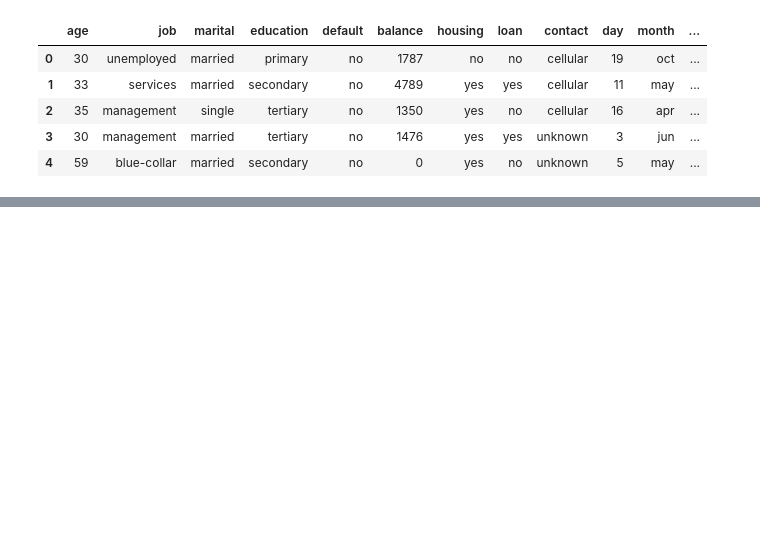
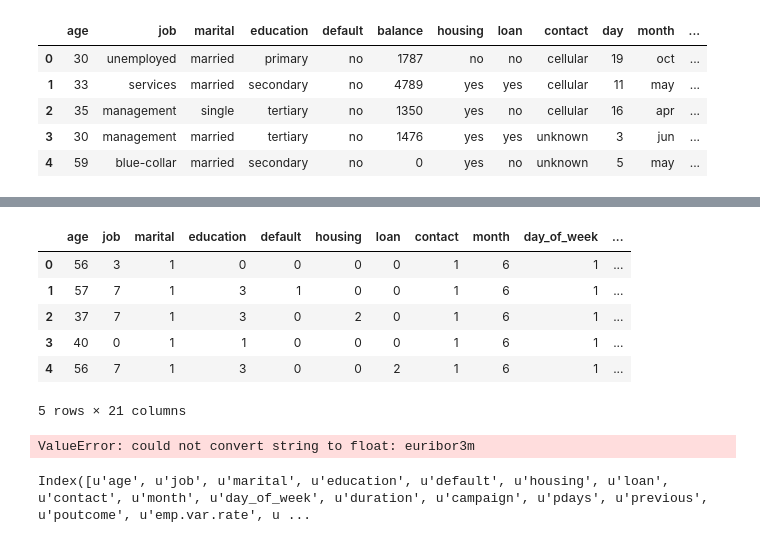
Before and after one commit to boing3887/DATA_SF_Homework, a Jupyter notebook: HW#3.ipynb, the cells around one changed output, grey strips where cells are left out. Saved outputs shown, nothing was run; the diff lists cells and outputs as text; code cells hidden in the pictures; blank space fills up the shorter version.

```diff
--- a/HW#3.ipynb
+++ b/HW#3.ipynb
@@ -270,0 +160,14 @@ array(['age', 'balance', 'campaign', 'contact', 'day', 'default',
+# %%
+# Redefine categorical features as equivalent to label-encoded versions of selves.
+# Data types of features have been changed completely, from categorical to numerical (ordinal?).
+
+bdp.job = le.fit_transform(bdp.job)
+bdp.marital = le.fit_transform(bdp.marital)
+bdp.education = le.fit_transform(bdp.education)
+bdp.default = le.fit_transform(bdp.default)
+bdp.housing = le.fit_transform(bdp.housing)
+bdp.loan = le.fit_transform(bdp.loan)
+bdp.contact = le.fit_transform(bdp.contact)
+bdp.month = le.fit_transform(bdp.month)
+bdp.poutcome = le.fit_transform(bdp.poutcome)
+bdp.y = le.fit_transform(bdp.y)
@@ -270,0 +532,37 @@ array(['age', 'balance', 'campaign', 'contact', 'day', 'default',
+# %%
+# Transform categorical features of 'bdf' to numerical
+
+bdf.job = le.fit_transform(bdf.job)
+bdf.marital = le.fit_transform(bdf.marital)
+bdf.education = le.fit_transform(bdf.education)
+bdf.default = le.fit_transform(bdf.default)
+bdf.housing = le.fit_transform(bdf.housing)
+bdf.loan = le.fit_transform(bdf.loan)
+bdf.contact = le.fit_transform(bdf.contact)
+bdf.month = le.fit_transform(bdf.month)
+bdf.day_of_week = le.fit_transform(bdf.day_of_week)
+bdf.poutcome = le.fit_transform(bdf.poutcome)
+bdf.y = le.fit_transform(bdf.y)
+# %%
+bdf.head()
+# %% [output]
+|  | age | job | marital | education | default | housing | loan | contact | month | day_of_week | ... |
+| 0 | 56 | 3 | 1 | 0 | 0 | 0 | 0 | 1 | 6 | 1 | ... |
+| 1 | 57 | 7 | 1 | 3 | 1 | 0 | 0 | 1 | 6 | 1 | ... |
+| 2 | 37 | 7 | 1 | 3 | 0 | 2 | 0 | 1 | 6 | 1 | ... |
+| 3 | 40 | 0 | 1 | 1 | 0 | 0 | 0 | 1 | 6 | 1 | ... |
+| 4 | 56 | 7 | 1 | 3 | 0 | 0 | 2 | 1 | 6 | 1 | ... |
+5 rows × 21 columns
+# %%
+# Fit DecisionTreeClassifier to 'bdf'
+
+treeclf.fit(X1, y1)
+scores1 = cross_val_score(treeclf, X1, y1, cv = 5, scoring = 'accuracy')
+
+# Failed.
+# %% [output]
+ValueError: could not convert string to float: euribor3m
+# %%
+bdf.keys()
+# %% [output]
+Index([u'age', u'job', u'marital', u'education', u'default', u'housing', u'loan', u'contact', u'month', u'day_of_week', u'duration', u'campaign', u'pdays', u'previous', u'poutcome', u'emp.var.rate', u ...
```
Also changed, not shown: parts of 96 cells of this notebook.
